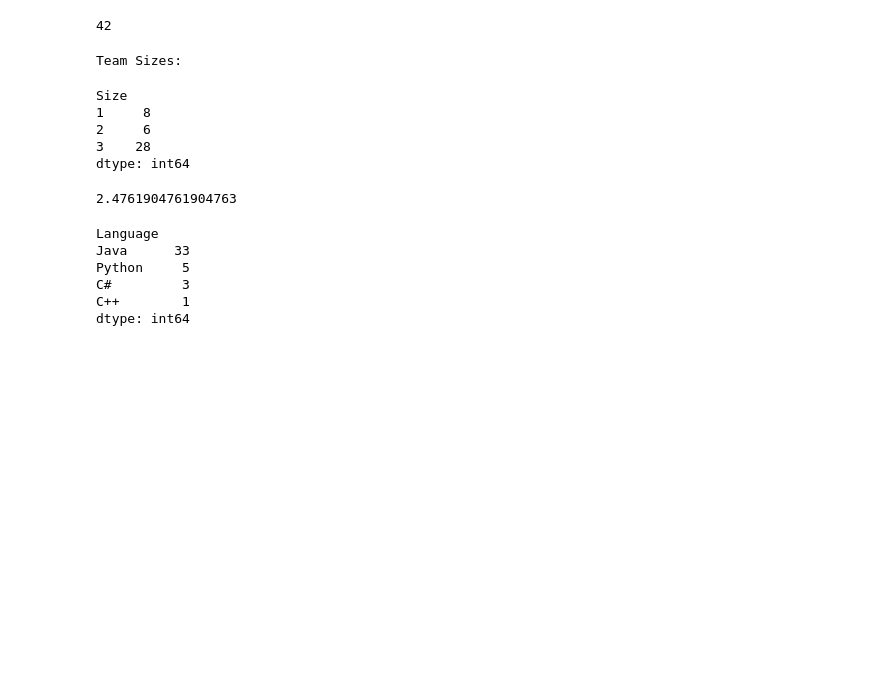
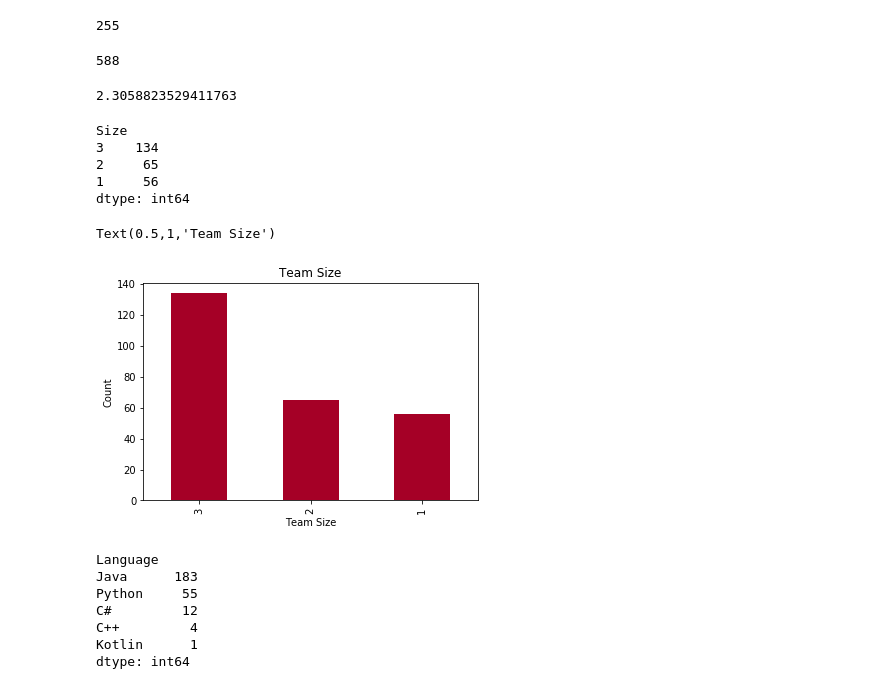
Before and after one commit to alankbi/python-notebooks, a Jupyter notebook: exploration/teamscode_contest_registration_data.ipynb, the cells around one changed output. Saved outputs shown, nothing was run; the diff lists cells and outputs as text; code cells hidden in the pictures; blank space fills up the shorter version.

Commit message:
Fix registration data and add graphs of data

```diff
--- a/exploration/teamscode_contest_registration_data.ipynb
+++ b/exploration/teamscode_contest_registration_data.ipynb
@@ -15,0 +5,16 @@ df.head()
+# %%
+# Load in Excel data and assign contest label to each row
+df = pd.DataFrame()
+df = df.append(pd.read_excel('TeamsCode_Registration_Data/MIHS/Spring_2017_MIHS_Registration.xlsx', na_filter=False))
+df['Contest'] = 'Spring2017'
+df = df.append(pd.read_excel('TeamsCode_Registration_Data/MIHS/Fall_2017_MIHS_Registration.xlsx', na_filter=False))
+df.loc[df['Contest'].isnull(),'Contest'] = 'Fall2017'
+df = df.append(pd.read_excel('TeamsCode_Registration_Data/MIHS/Spring_2018_MIHS_Registration.xlsx', na_filter=False))
+df.loc[df['Contest'].isnull(),'Contest'] = 'Spring2018'
+df = df.append(pd.read_excel('TeamsCode_Registration_Data/MIHS/Fall_2018_MIHS_Registration.xlsx', na_filter=False))
+df.loc[df['Contest'].isnull(),'Contest'] = 'Fall2018'
+df = df.append(pd.read_excel('TeamsCode_Registration_Data/MIHS/Spring_2019_MIHS_Registration.xlsx', na_filter=False))
+df.loc[df['Contest'].isnull(),'Contest'] = 'Spring2019'
+
+contest_categories = ['Spring2017', 'Fall2017', 'Spring2018', 'Fall2018', 'Spring2019']
+df['Contest'] = df['Contest'].astype(pd.api.types.CategoricalDtype(categories=contest_categories))
@@ -16,27 +30,40 @@ df.head()
 # %%
 df['Size'].count()
 # %% [output]
-42
+255
-# %%
-print('Team Sizes:')
-df.groupby('Size').size()
-# %% [output]
-Team Sizes:
-Size
-1     8
-2     6
-3    28
-dtype: int64
+# %%
+df['Size'].sum()
+# %% [output]
+588
 # %%
 df['Size'].mean()
 # %% [output]
-2.4761904761904763
+2.3058823529411763
+# %%
+sizes = df.groupby('Size').size().sort_values(ascending=False)
+sizes
+# %% [output]
+Size
+3    134
+2     65
+1     56
+dtype: int64
+# %%
+sizes_ax = sizes.plot.bar(colormap='RdYlBu')
+sizes_ax.set_xlabel('Team Size')
+sizes_ax.set_ylabel('Count')
+sizes_ax.set_title('Team Size')
+# %% [output]
+Text(0.5,1,'Team Size')
+[figure, added]
 # %%
-df.groupby('Language').size().sort_values(ascending=False)
+languages = df.groupby('Language').size().sort_values(ascending=False)
+languages
 # %% [output]
 Language
-Java      33
-Python     5
-C#         3
-C++        1
+Java      183
+Python     55
+C#         12
+C++         4
+Kotlin      1
 dtype: int64
```
Also changed, not shown: parts of 10 cells of this notebook, 6 other files.
